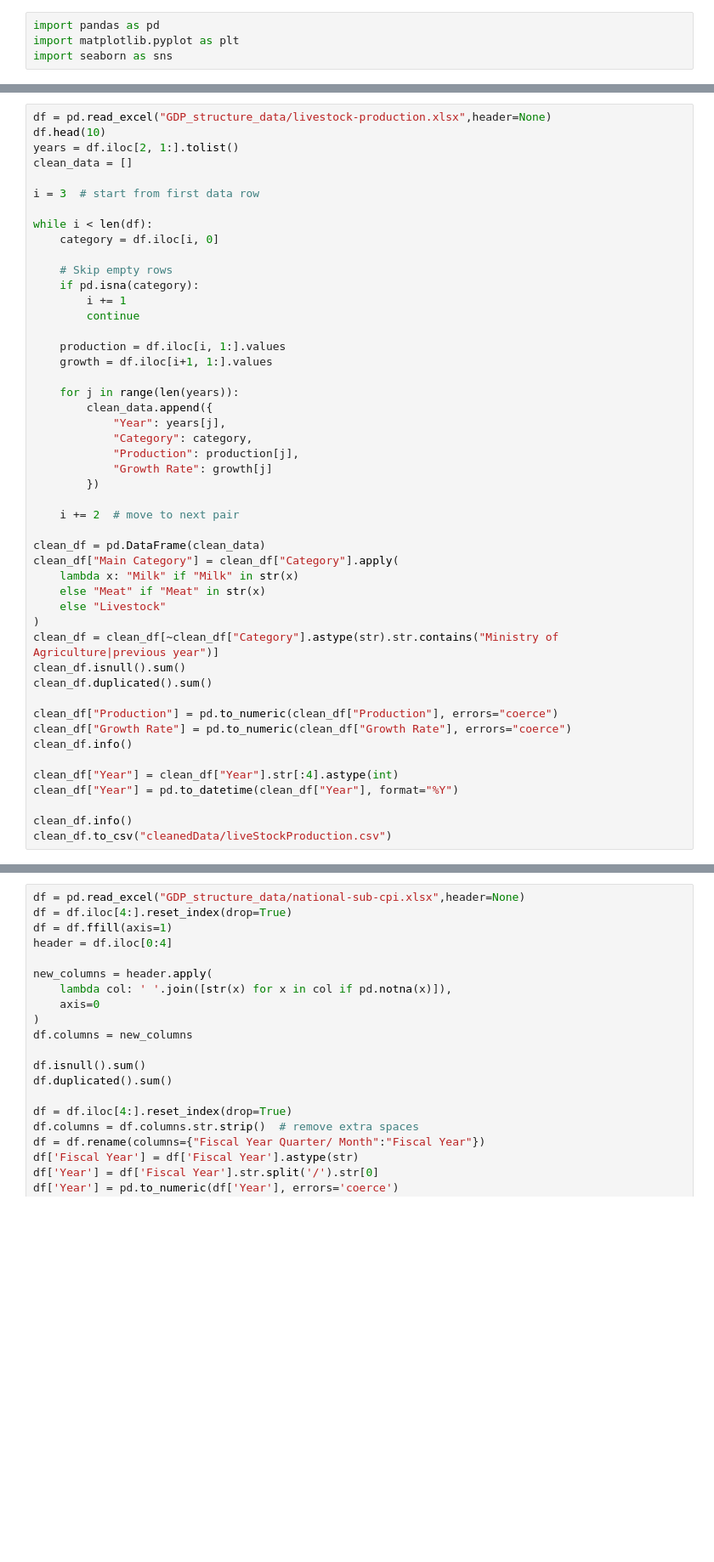
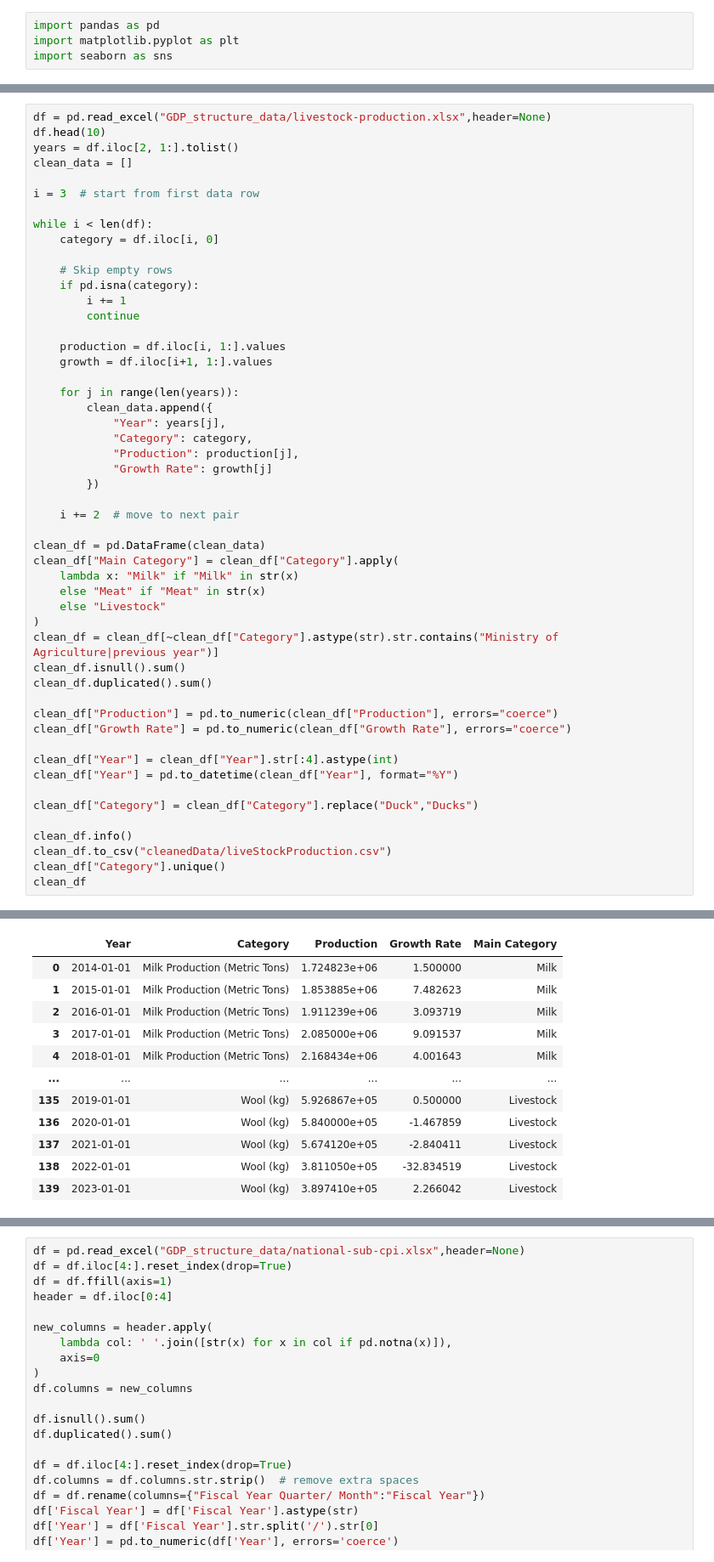
Before and after one commit to pandebipinX/Nepal_economic_analysis, a Jupyter notebook: cleaning.ipynb, the cells around one changed output, grey strips where cells are left out. Shown at 85% size. Drawn from its saved outputs; the diff is of its cells as text; blank space fills up the shorter version.

```diff
--- a/cleaning.ipynb
+++ b/cleaning.ipynb
@@ -123,13 +169,16 @@ clean_df.duplicated().sum()
 
 clean_df["Production"] = pd.to_numeric(clean_df["Production"], errors="coerce")
 clean_df["Growth Rate"] = pd.to_numeric(clean_df["Growth Rate"], errors="coerce")
-clean_df.info()
 
 clean_df["Year"] = clean_df["Year"].str[:4].astype(int)
 clean_df["Year"] = pd.to_datetime(clean_df["Year"], format="%Y")
 
+clean_df["Category"] = clean_df["Category"].replace("Duck","Ducks")
+
 clean_df.info()
 clean_df.to_csv("cleanedData/liveStockProduction.csv")
+clean_df["Category"].unique()
+clean_df
 # %% [output]
 <class 'pandas.DataFrame'>
 RangeIndex: 140 entries, 0 to 139
@@ -149,2 +193,14 @@ memory usage: 5.6 KB
 dtypes: datetime64[us](1), float64(2), str(2)
 memory usage: 5.6 KB
+|  | Year | Category | Production | Growth Rate | Main Category |
+| 0 | 2014-01-01 | Milk Production (Metric Tons) | 1.724823e+06 | 1.500000 | Milk |
+| 1 | 2015-01-01 | Milk Production (Metric Tons) | 1.853885e+06 | 7.482623 | Milk |
+| 2 | 2016-01-01 | Milk Production (Metric Tons) | 1.911239e+06 | 3.093719 | Milk |
+| 3 | 2017-01-01 | Milk Production (Metric Tons) | 2.085000e+06 | 9.091537 | Milk |
+| 4 | 2018-01-01 | Milk Production (Metric Tons) | 2.168434e+06 | 4.001643 | Milk |
+| ... | ... | ... | ... | ... | ... |
+| 135 | 2019-01-01 | Wool (kg) | 5.926867e+05 | 0.500000 | Livestock |
+| 136 | 2020-01-01 | Wool (kg) | 5.840000e+05 | -1.467859 | Livestock |
+| 137 | 2021-01-01 | Wool (kg) | 5.674120e+05 | -2.840411 | Livestock |
+| 138 | 2022-01-01 | Wool (kg) | 3.811050e+05 | -32.834519 | Livestock |
+| 139 | 2023-01-01 | Wool (kg) | 3.897410e+05 | 2.266042 | Livestock |
```
Also changed, not shown: parts of 8 cells of this notebook, 6 other files.
